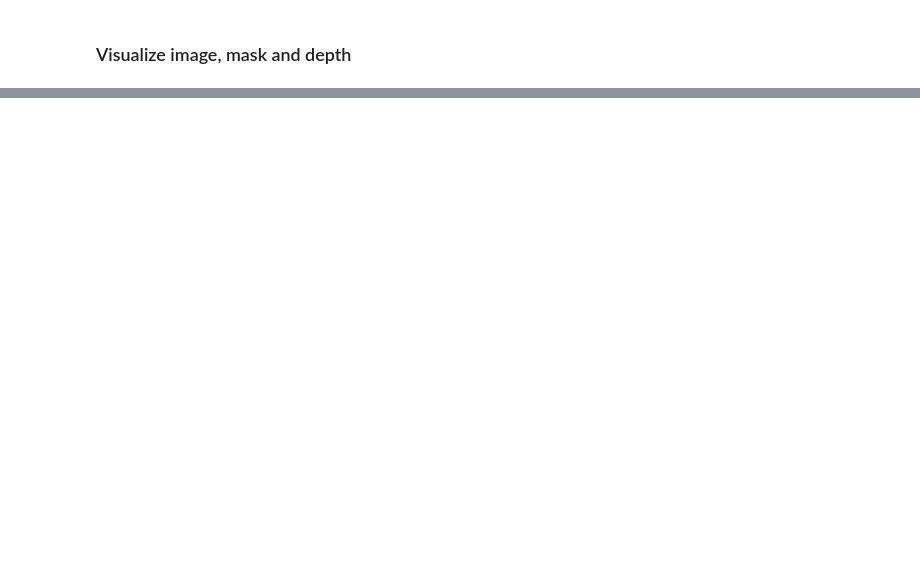
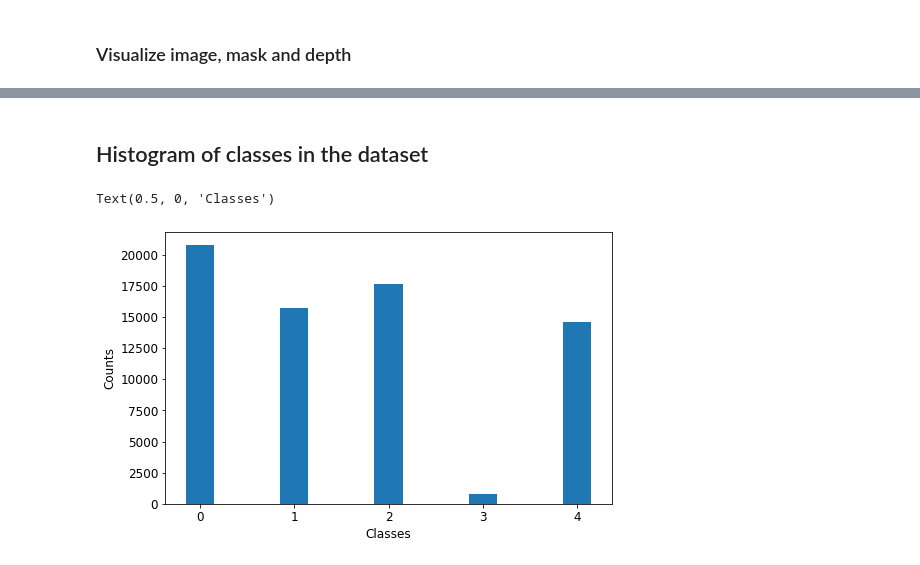
Before and after one commit to Bidur-Khanal/vaal, a Jupyter notebook: visulalize_data.ipynb, the cells around one changed output, grey strips where cells are left out. Saved outputs shown, nothing was run; the diff lists cells and outputs as text; code cells hidden in the pictures; blank space fills up the shorter version.

```diff
--- a/visulalize_data.ipynb
+++ b/visulalize_data.ipynb
@@ -789,0 +1024,23 @@ dataset = LiverSegDataset("data/liver_seg_dataset")
+# %% [markdown]
+## Histogram of classes in the dataset
+# %%
+## check the class distribution
+
+classes = {0:0,1:0,2:0,3:0,4:0}
+for i, (img, m, d, img_dir, m_dir, d_dir,) in enumerate(dataset):
+
+    classes_present = dataset.return_classes_present(m)
+    for c in classes_present:
+        classes[c] = classes[c]+1
+
+
+import matplotlib
+import matplotlib.pyplot as plt
+matplotlib.rcParams.update({'font.size':12})
+plt.figure(figsize=(8,5))
+plt.bar(classes.keys(),classes.values(), width = 0.3)
+plt.ylabel("Counts")
+plt.xlabel("Classes")
+# %% [output]
+Text(0.5, 0, 'Classes')
+[figure, added]
```
Also changed, not shown: parts of 7 cells of this notebook, 3 other files.
